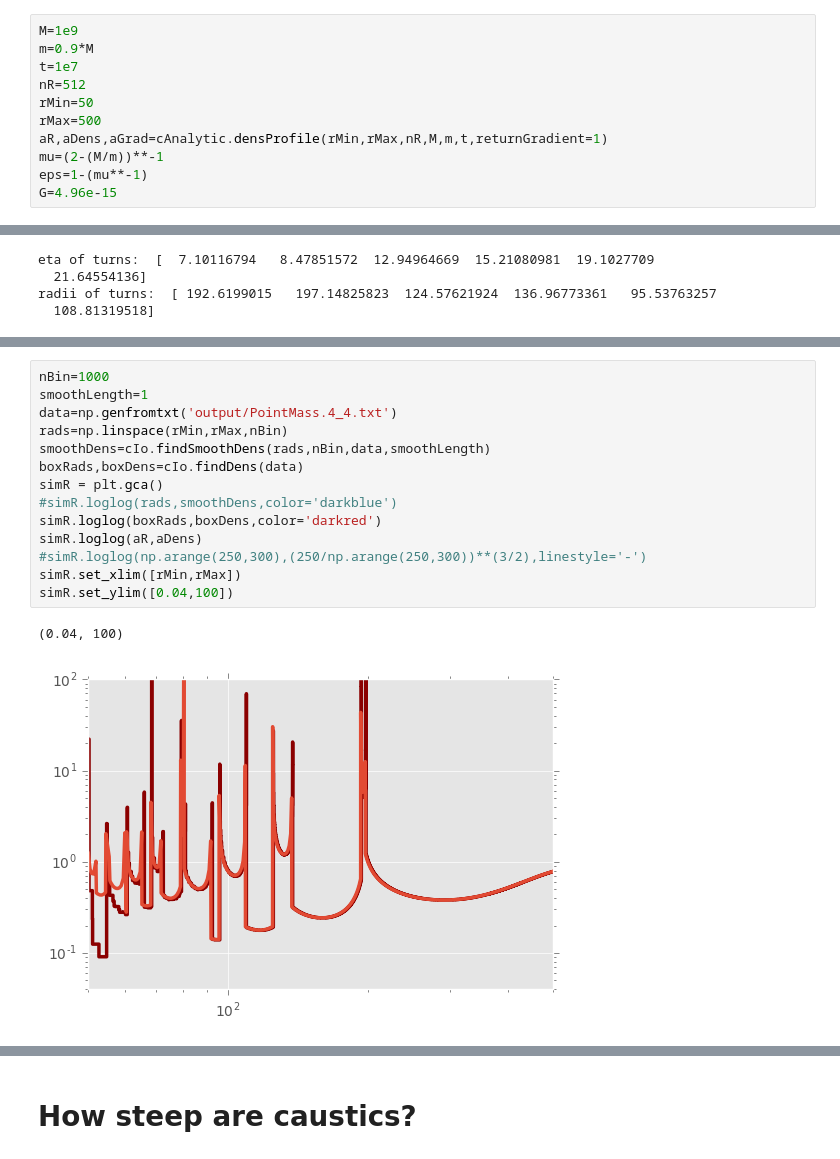
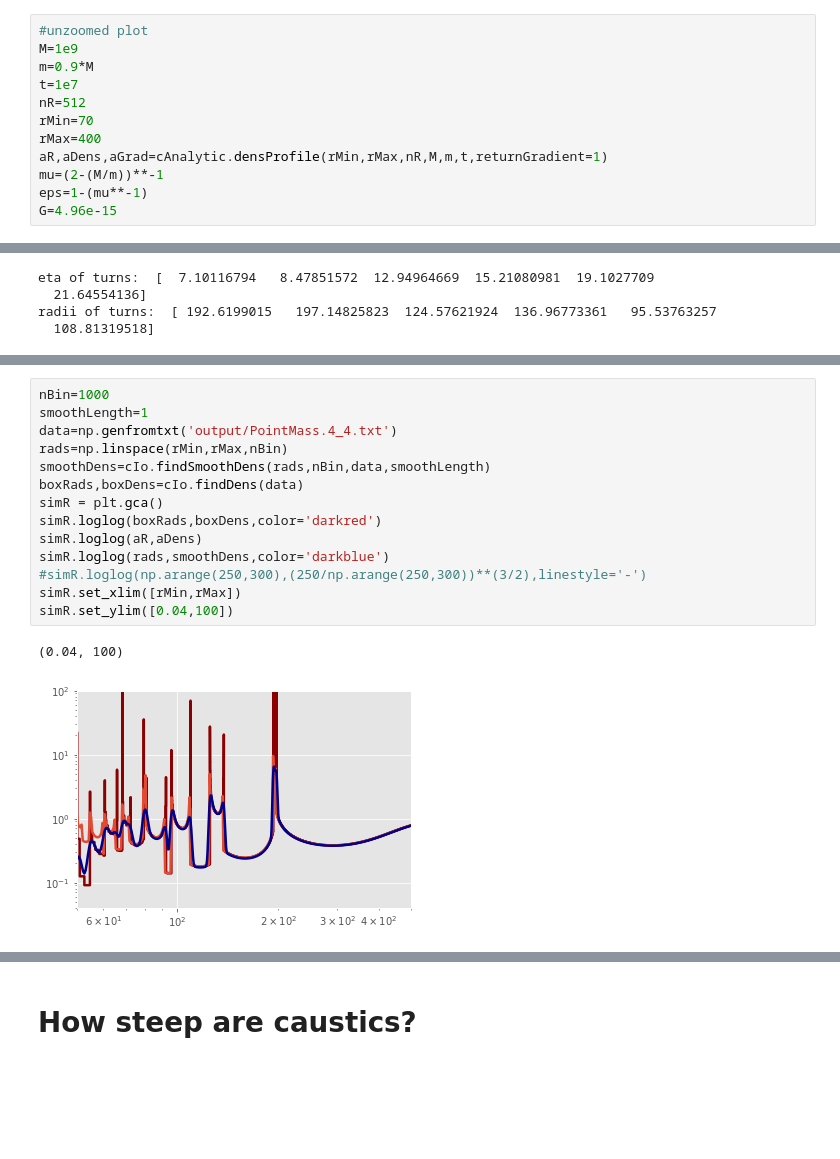
Before and after one commit to zpenoyre/Caustics, a Jupyter notebook: analyticPlots.ipynb, the cells around one changed output, grey strips where cells are left out. Saved outputs shown, nothing was run; the diff lists cells and outputs as text; blank space fills up the shorter version.

Commit message:
oh, so much… Lot’s of stuff about making analytic plots for the paper. Failed attempt to implement a gradient finder

```diff
--- a/analyticPlots.ipynb
+++ b/analyticPlots.ipynb
@@ -15,12 +12,13 @@ The autoreload extension is already loaded. To reload it, use:
 plt.style.use('ggplot')
 mpl.rcParams['lines.linewidth'] = 2.5
 # %%
+#unzoomed plot
 M=1e9
 m=0.9*M
 t=1e7
 nR=512
-rMin=50
-rMax=500
+rMin=70
+rMax=400
 aR,aDens,aGrad=cAnalytic.densProfile(rMin,rMax,nR,M,m,t,returnGradient=1)
 mu=(2-(M/m))**-1
 eps=1-(mu**-1)
@@ -58,20 +103,20 @@ gradR.set_ylim([1e3,1e8])
 # %%
 nBin=1000
 smoothLength=1
 data=np.genfromtxt('output/PointMass.4_4.txt')
 rads=np.linspace(rMin,rMax,nBin)
 smoothDens=cIo.findSmoothDens(rads,nBin,data,smoothLength)
 boxRads,boxDens=cIo.findDens(data)
 simR = plt.gca()
-#simR.loglog(rads,smoothDens,color='darkblue')
 simR.loglog(boxRads,boxDens,color='darkred')
 simR.loglog(aR,aDens)
+simR.loglog(rads,smoothDens,color='darkblue')
 #simR.loglog(np.arange(250,300),(250/np.arange(250,300))**(3/2),linestyle='-')
 simR.set_xlim([rMin,rMax])
 simR.set_ylim([0.04,100])
 # %% [output]
 (0.04, 100)
-[figure, old version]
+[figure, new version]
 # %%
 omegas=cAnalytic.omega(etas)
 thetas=cAnalytic.theta(etas)
```
Also changed, not shown: parts of 16 cells of this notebook, 1 other file.
